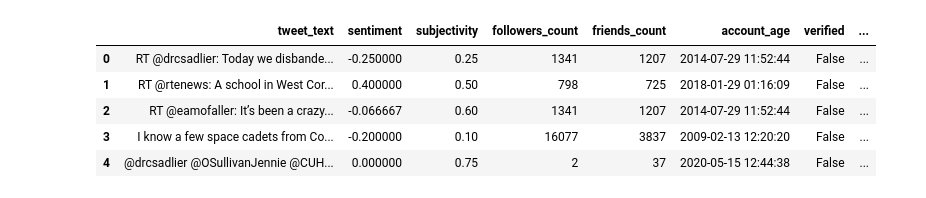
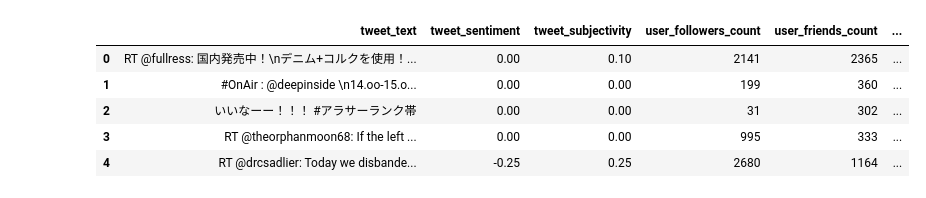
Before and after one commit to JimmyCollins/NLP, a Jupyter notebook: sentiment-analysis-2.ipynb, the cells around one changed output. Saved outputs shown, nothing was run; the diff lists cells and outputs as text; code cells hidden in the pictures.

```diff
--- a/sentiment-analysis-2.ipynb
+++ b/sentiment-analysis-2.ipynb
@@ -18,40 +22,44 @@ twitter_auth = tweepy.OAuthHandler(consumer_key, consumer_key_secret)
 api = tweepy.API(twitter_auth)
 # %%
 # Let's grab a bunch of tweets
-tweets = api.search("cork", count=500)
+tweets = api.search("cork", count=2500)
 # %%
 # Storing features from the tweets that will be useful for ML later
-df = pd.DataFrame(columns=('tweet_text', 'sentiment', 'subjectivity',
-                           'followers_count', 'friends_count',
-                           'account_age', 'verified',
-                           'favourites_count', 'tweets'))
+# This a broken in features relating to the tweet (prefixed with 'tweet_') and use related ones (prefixed with 'user_')
+df = pd.DataFrame(columns=('tweet_text', 'tweet_sentiment', 'tweet_subjectivity',
+                           'user_followers_count', 'user_friends_count',
+                           'user_account_age', 'user_verified',
+                           'user_favourites_count', 'user_tweets',
+                           'tweet_retweeted', 'tweet_retweet_count', 'tweet_favorite_count'))
 
 # Remove duplicates
 df.sort_values("tweet_text", inplace = True)
 df.drop_duplicates(subset ="tweet_text", keep = False, inplace = True)
 
-
 # Note: Removing any URL's in the tweet text here also
 for tweet in tweets:
     sentimentText = TextBlob(tweet.text)
     df = df.append({'tweet_text': re.sub(r'http\S+', '', tweet.text),
-                    'sentiment': sentimentText.sentiment.polarity,
-                    'subjectivity': sentimentText.sentiment.subjectivity,
-                    'followers_count': tweet.user.followers_count,
-                    'friends_count': tweet.user.friends_count,
-                    'account_age': tweet.user.created_at,  # TODO: Convert to number of days since account creation
-                    'verified': tweet.user.verified,
-                    'favourites_count': tweet.user.favourites_count,
-                    'tweets': tweet.user.statuses_count},
+                    'tweet_sentiment': sentimentText.sentiment.polarity,
+                    'tweet_subjectivity': sentimentText.sentiment.subjectivity,
+                    'user_followers_count': tweet.user.followers_count,
+                    'user_friends_count': tweet.user.friends_count,
+                    'user_account_age': tweet.user.created_at,  # TODO: Convert to number of days since account creation
+                    'user_verified': tweet.user.verified,
+                    'user_favourites_count': tweet.user.favourites_count,
+                    'user_tweets': tweet.user.statuses_count,
+                    'tweet_retweeted': tweet.retweeted,
+                    'tweet_retweet_count': tweet.retweet_count,
+                    'tweet_favorite_count': tweet.favorite_count},
                    ignore_index=True)
 
 df.head()
 # %% [output]
-|  | tweet_text | sentiment | subjectivity | followers_count | friends_count | account_age | verified | ... |
-| 0 | RT @drcsadlier: Today we disbande... | -0.250000 | 0.25 | 1341 | 1207 | 2014-07-29 11:52:44 | False | ... |
-| 1 | RT @rtenews: A school in West Cor... | 0.400000 | 0.50 | 798 | 725 | 2018-01-29 01:16:09 | False | ... |
-| 2 | RT @eamofaller: It’s been a crazy... | -0.066667 | 0.60 | 1341 | 1207 | 2014-07-29 11:52:44 | False | ... |
-| 3 | I know a few space cadets from Co... | -0.200000 | 0.10 | 16077 | 3837 | 2009-02-13 12:20:20 | False | ... |
-| 4 | @drcsadlier @OSullivanJennie @CUH... | 0.000000 | 0.75 | 2 | 37 | 2020-05-15 12:44:38 | False | ... |
+|  | tweet_text | tweet_sentiment | tweet_subjectivity | user_followers_count | user_friends_count | ... |
+| 0 | RT @fullress: 国内発売中！\nデニム+コルクを使用！... | 0.00 | 0.10 | 2141 | 2365 | ... |
+| 1 | #OnAir : @deepinside \n14.oo-15.o... | 0.00 | 0.00 | 199 | 360 | ... |
+| 2 | いいなーー！！！ #アラサーランク帯 | 0.00 | 0.00 | 31 | 302 | ... |
+| 3 | RT @theorphanmoon68: If the left ... | 0.00 | 0.00 | 995 | 333 | ... |
+| 4 | RT @drcsadlier: Today we disbande... | -0.25 | 0.25 | 2680 | 1164 | ... |
 # %%
 # Average sentiment of the tweets?
```
Also changed, not shown: parts of 4 cells of this notebook.
